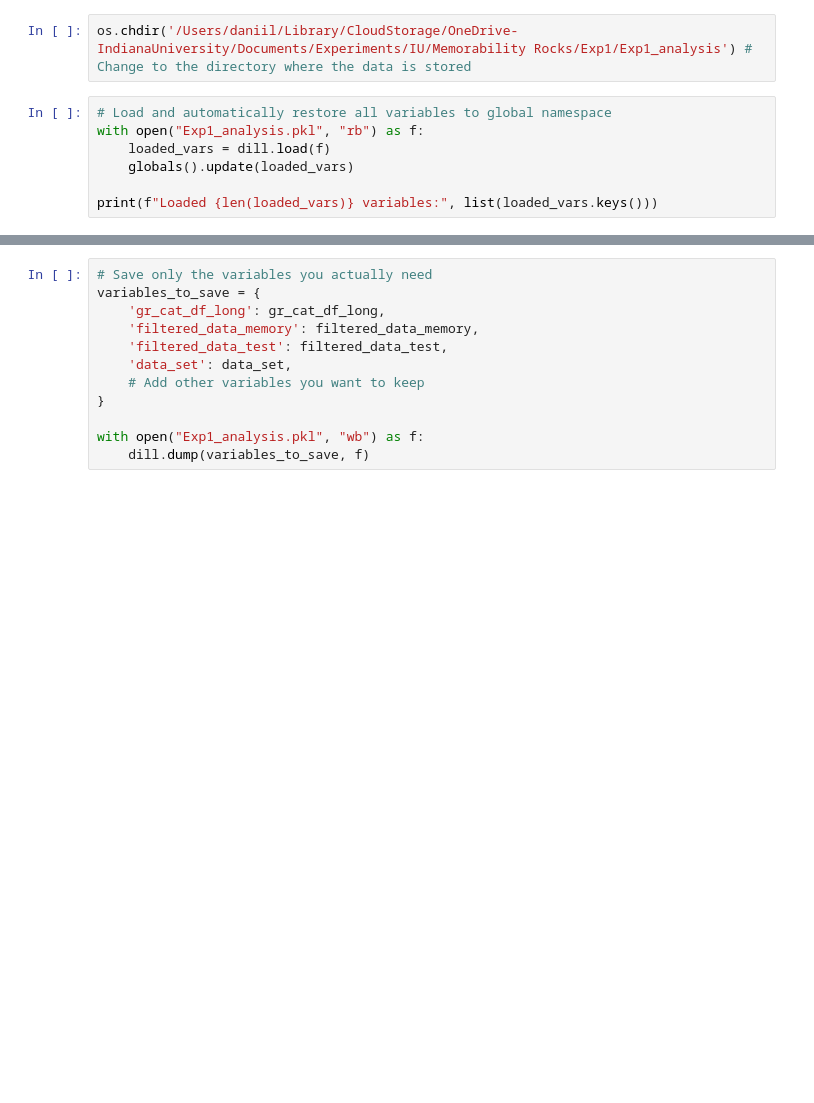
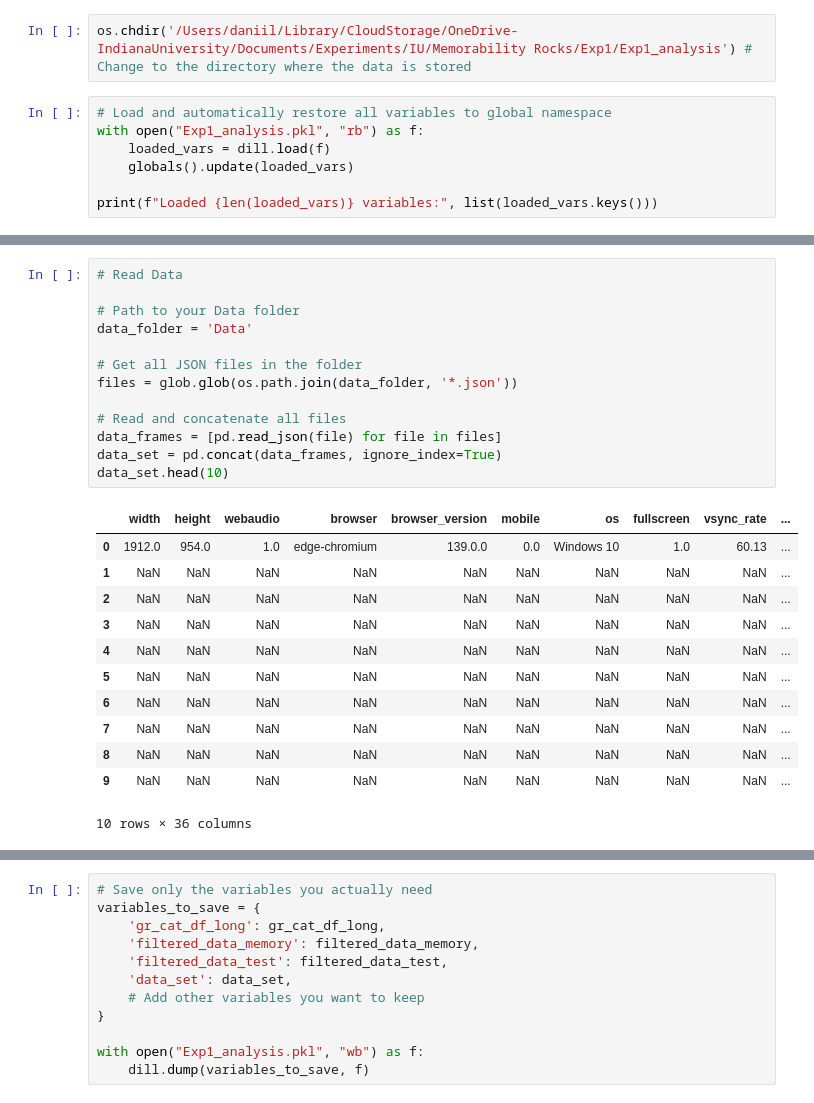
Before and after one commit to DaniilAzarov123/Rocks_Memorability, a Jupyter notebook: Exp1/Exp1_analysis/Exp1_analysis.ipynb, the cells around one changed output, grey strips where cells are left out. Cells and saved outputs as stored; diff of their text form; blank space fills up the shorter version.

```diff
--- a/Exp1/Exp1_analysis/Exp1_analysis.ipynb
+++ b/Exp1/Exp1_analysis/Exp1_analysis.ipynb
@@ -40,3 +18,29 @@ data_set.tail(50)
+# %%
+# Read Data
+
+# Path to your Data folder
+data_folder = 'Data'
+
+# Get all JSON files in the folder
+files = glob.glob(os.path.join(data_folder, '*.json'))
+
+# Read and concatenate all files
+data_frames = [pd.read_json(file) for file in files]
+data_set = pd.concat(data_frames, ignore_index=True)
+data_set.head(10)
+# %% [output]
+|  | width | height | webaudio | browser | browser_version | mobile | os | fullscreen | vsync_rate | ... |
+| 0 | 1912.0 | 954.0 | 1.0 | edge-chromium | 139.0.0 | 0.0 | Windows 10 | 1.0 | 60.13 | ... |
+| 1 | NaN | NaN | NaN | NaN | NaN | NaN | NaN | NaN | NaN | ... |
+| 2 | NaN | NaN | NaN | NaN | NaN | NaN | NaN | NaN | NaN | ... |
+| 3 | NaN | NaN | NaN | NaN | NaN | NaN | NaN | NaN | NaN | ... |
+| 4 | NaN | NaN | NaN | NaN | NaN | NaN | NaN | NaN | NaN | ... |
+| 5 | NaN | NaN | NaN | NaN | NaN | NaN | NaN | NaN | NaN | ... |
+| 6 | NaN | NaN | NaN | NaN | NaN | NaN | NaN | NaN | NaN | ... |
+| 7 | NaN | NaN | NaN | NaN | NaN | NaN | NaN | NaN | NaN | ... |
+| 8 | NaN | NaN | NaN | NaN | NaN | NaN | NaN | NaN | NaN | ... |
+| 9 | NaN | NaN | NaN | NaN | NaN | NaN | NaN | NaN | NaN | ... |
+10 rows × 36 columns
 # %%
 # Memory phase data
 filtered_data_memory = data_set.loc[
```
Also changed, not shown: parts of 7 cells of this notebook, 10 other files.
